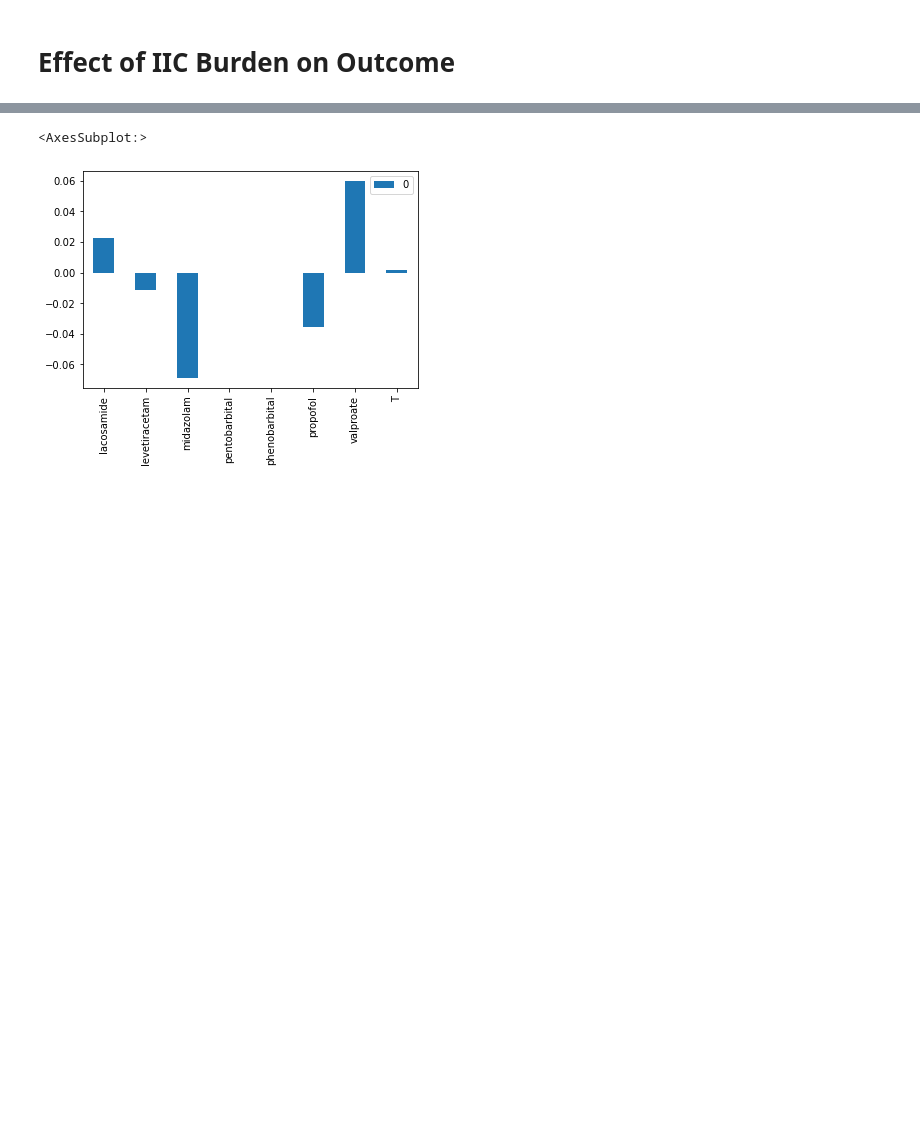
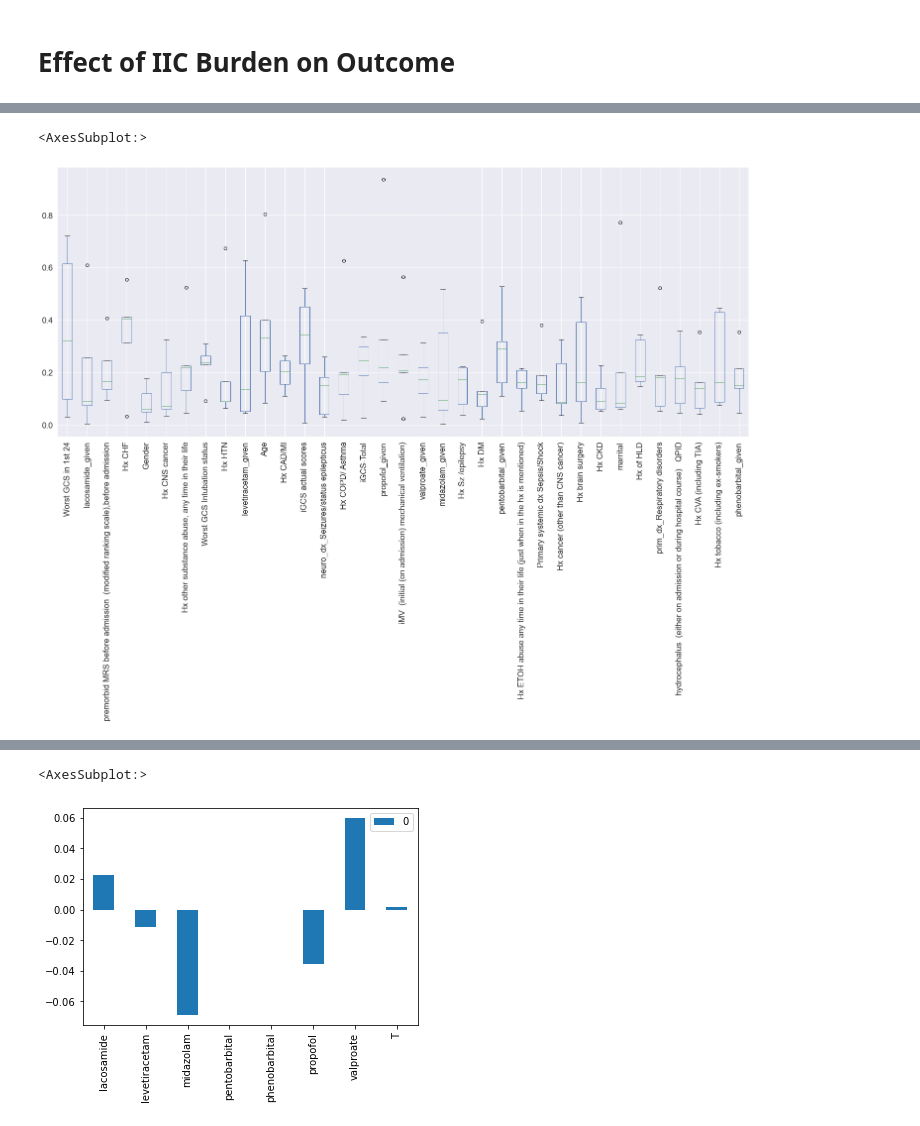
Before and after one commit to Hockey86/iic_causal_inference, a Jupyter notebook: aim2/short_term_drug_effect.ipynb, the cells around one changed output, grey strips where cells are left out. Saved outputs shown, nothing was run; the diff lists cells and outputs as text; code cells hidden in the pictures; blank space fills up the shorter version.

```diff
--- a/aim2/short_term_drug_effect.ipynb
+++ b/aim2/short_term_drug_effect.ipynb
@@ -196,0 +343,6 @@ mg = m_dict['max0.1'].MG_matrix
+# %%
+fig,ax = plt.subplots(figsize=(25,10))
+pd.concat(m.M_opt_list).plot(kind='box',ax=ax,rot=90)
+# %% [output]
+<AxesSubplot:>
+[figure, added]
```
Also changed, not shown: parts of 27 cells of this notebook.
